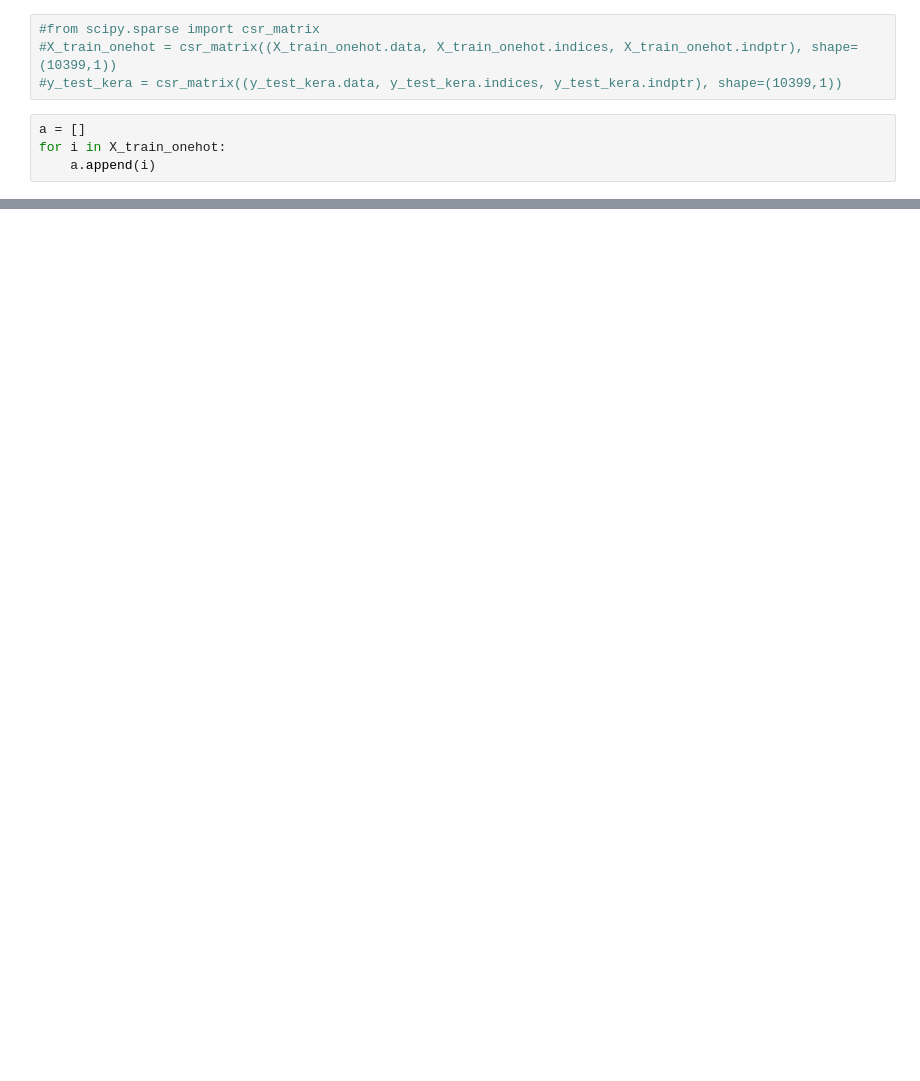
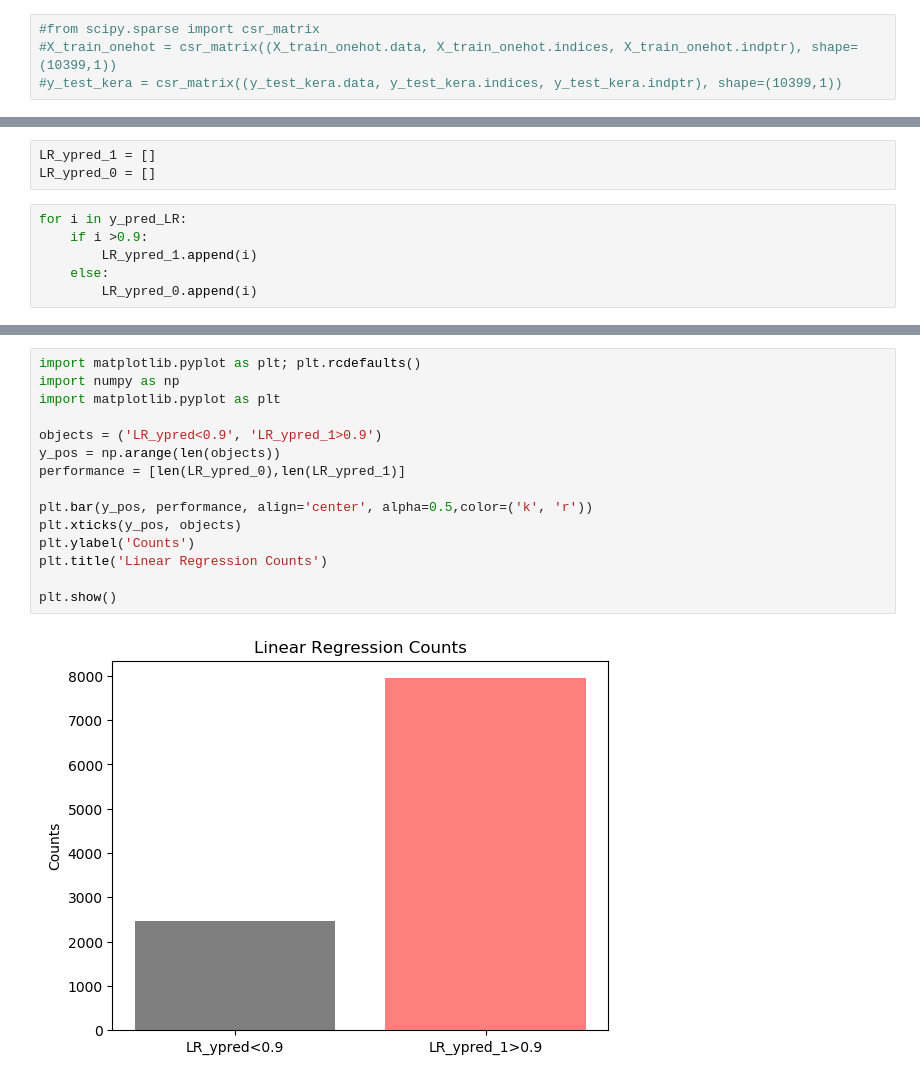
Before and after one commit to Bruce-Decker/CMPE255_GroupProject, a Jupyter notebook: 255_yunxiao.ipynb, the cells around one changed output, grey strips where cells are left out. Cells and saved outputs as stored; diff of their text form; blank space fills up the shorter version.

```diff
--- a/255_yunxiao.ipynb
+++ b/255_yunxiao.ipynb
@@ -123,8 +116,4 @@ mean_squared_error(y_test_kera,y_pred)
 #from scipy.sparse import csr_matrix
 #X_train_onehot = csr_matrix((X_train_onehot.data, X_train_onehot.indices, X_train_onehot.indptr), shape=(10399,1))
 #y_test_kera = csr_matrix((y_test_kera.data, y_test_kera.indices, y_test_kera.indptr), shape=(10399,1))
-# %%
-a = []
-for i in X_train_onehot:
-    a.append(i)
 # %%
@@ -157,0 +147,9 @@ Variance score: 0.13
+# %%
+LR_ypred_1 = []
+LR_ypred_0 = []
+# %%
+for i in y_pred_LR:
+    if i >0.9:
+        LR_ypred_1.append(i)
+    else:
+        LR_ypred_0.append(i)
@@ -158,3 +160,20 @@ Variance score: 0.13
+# %%
+import matplotlib.pyplot as plt; plt.rcdefaults()
+import numpy as np
+import matplotlib.pyplot as plt
+
+objects = ('LR_ypred<0.9', 'LR_ypred_1>0.9')
+y_pos = np.arange(len(objects))
+performance = [len(LR_ypred_0),len(LR_ypred_1)]
+
+plt.bar(y_pos, performance, align='center', alpha=0.5,color=('k', 'r'))
+plt.xticks(y_pos, objects)
+plt.ylabel('Counts')
+plt.title('Linear Regression Counts')
+
+plt.show()
+# %% [output]
+[figure, added]
 # %%
 from sklearn.linear_model import SGDClassifier
 SGDClassifier = SGDClassifier(loss="hinge", penalty="l2", max_iter=5)
```
Also changed, not shown: parts of 37 cells of this notebook.
